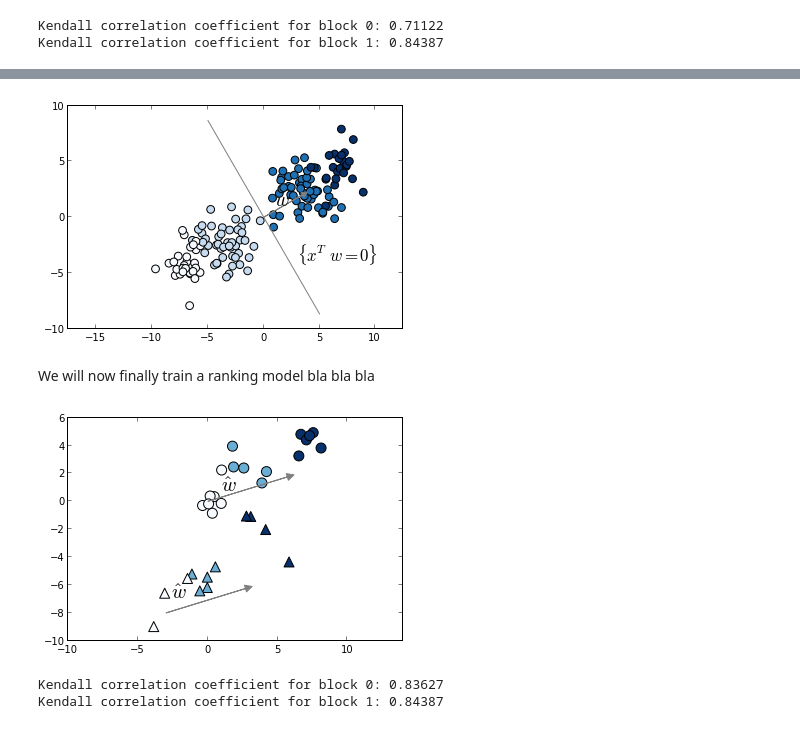
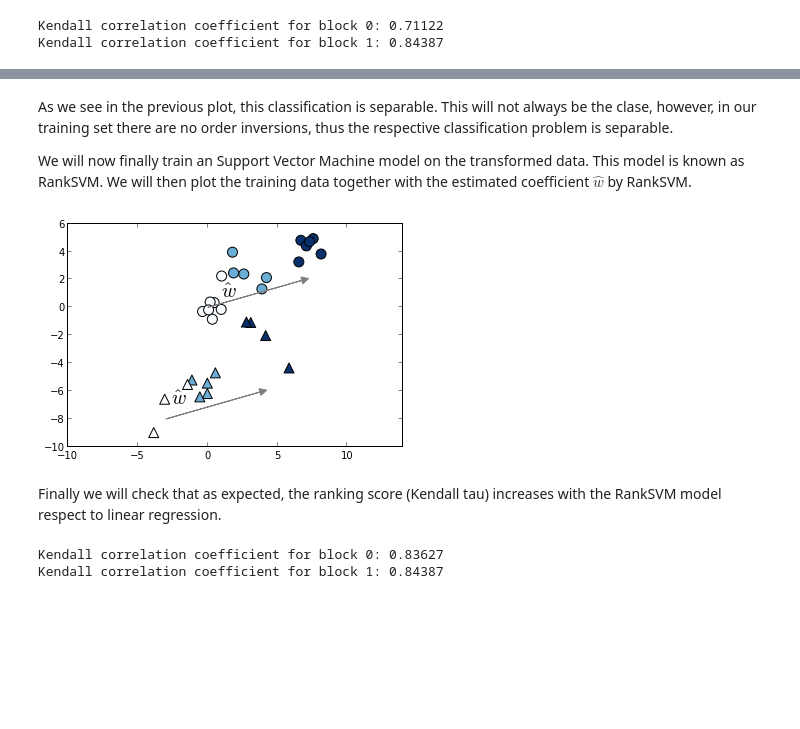
Before and after one commit to fabianp/minirank, a Jupyter notebook: notebooks/pairwise_transform.ipynb, the cells around one changed output, grey strips where cells are left out. Cells and saved outputs as stored; diff of their text form; code cells hidden in the pictures; blank space fills up the shorter version.

```diff
--- a/notebooks/pairwise_transform.ipynb
+++ b/notebooks/pairwise_transform.ipynb
@@ -90,0 +90,25 @@ We will use this property to learn a classifier in the transformed space.
+# %%
+# form all pairwise combinations
+comb = itertools.combinations(range(X_train.shape[0]), 2)
+k = 0
+Xp, yp, diff = [], [], []
+for (i, j) in comb:
+    if y_train[i] == y_train[j] or blocks[train][i] != blocks[train][j]:
+        # skip if same target or different group
+        continue
+    Xp.append(X_train[i] - X_train[j])
+    diff.append(y_train[i] - y_train[j])
+    yp.append(np.sign(diff[-1]))
+    # output balanced classes
+    if yp[-1] != (-1) ** k:
+        yp[-1] *= -1
+        Xp[-1] *= -1
+        diff[-1] *= -1
+    k += 1
+Xp, yp, diff = map(np.asanyarray, (Xp, yp, diff))
+pl.scatter(Xp[:, 0], Xp[:, 1], c=diff, s=60, marker='o', cmap=pl.cm.Blues)
+x_space = np.linspace(-10, 10)
+pl.plot(x_space * w[1], - x_space * w[0], color='gray')
+pl.text(3, -4, '$\{x^T w = 0\}$', fontsize=17)
+pl.axis('equal')
+pl.show()
@@ -91,28 +117,22 @@ We will use this property to learn a classifier in the transformed space.
+# %% [markdown]
+As we see in the previous plot, this classification is separable. This will not always be the clase, however, in our training set  there are no order inversions, thus the respective classification problem is separable.
+
+We will now finally train an Support Vector Machine model on the transformed data. This model is known as RankSVM. We will then plot the training data together with the estimated coefficient $\hat{w}$ by RankSVM.
 # %%
-X_trans, y_trans, diff = minirank.transform_pairwise(X_train, y_train, b_train)
-pl.scatter(X_trans[:, 0], X_trans[:, 1], c=diff, s=60, marker='o', cmap=pl.cm.Blues)
-pl.arrow(0, 0, 4 * w[0], 4 * w[1], fc='gray', ec='gray', head_width=0.5, head_length=0.5)
-x_space = np.linspace(-10, 10)
-pl.plot(x_space * w[1], - x_space * w[0], color='gray')
-pl.text(1, 1, '$w$', fontsize=20)
-pl.text(3, -4, '$\{x^T w = 0\}$', fontsize=17)
+clf = svm.SVC(kernel='linear', C=.1)
+clf.fit(Xp, yp)
+coef = clf.coef_.ravel() / linalg.norm(clf.coef_)
+pl.scatter(X_train[idx, 0], X_train[idx, 1], c=y_train[idx], marker='^', cmap=pl.cm.Blues, s=100)
+pl.scatter(X_train[~idx, 0], X_train[~idx, 1], c=y_train[~idx], marker='o', cmap=pl.cm.Blues, s=100)
+pl.arrow(0, 0, 7 * coef[0], 7 * coef[1], fc='gray', ec='gray', head_width=0.5, head_length=0.5)
+pl.arrow(-3, -8, 7 * coef[0], 7 * coef[1], fc='gray', ec='gray', head_width=0.5, head_length=0.5)
+pl.text(1, .7, '$\hat{w}$', fontsize=20)
+pl.text(-2.6, -7, '$\hat{w}$', fontsize=20)
 pl.axis('equal')
 pl.show()
 # %% [output]
-[figure, old version]
+[figure, new version]
-# %% [markdown]
-We will now finally train a ranking model bla bla bla
-# %%
-coef_est, _ = minirank.sgd_train((X_train, y_train, b_train), .1, max_iter=50000)
-pl.scatter(X_train[idx, 0], X_train[idx, 1], c=y_train[idx], marker='^', cmap=pl.cm.Blues, s=100)
-pl.scatter(X_train[~idx, 0], X_train[~idx, 1], c=y_train[~idx], marker='o', cmap=pl.cm.Blues, s=100)
-pl.arrow(0, 0, 10 * coef_est[0], 10 * coef_est[1], fc='gray', ec='gray', head_width=0.5, head_length=0.5)
-pl.arrow(-3, -8, 10 * coef_est[0], 10 * coef_est[1], fc='gray', ec='gray', head_width=0.5, head_length=0.5)
-pl.text(1, .7, '$\hat{w}$', fontsize=20)
-pl.text(-2.6, -7, '$\hat{w}$', fontsize=20)
-pl.axis('equal')
-pl.show()
-# %% [output]
-[figure, removed]
+# %% [markdown]
+Finally we will check that as expected, the ranking score (Kendall tau) increases with the RankSVM model respect to linear regression.
 # %%
 for i in range(2):
```
Also changed, not shown: parts of 8 cells of this notebook, 1 other file.
